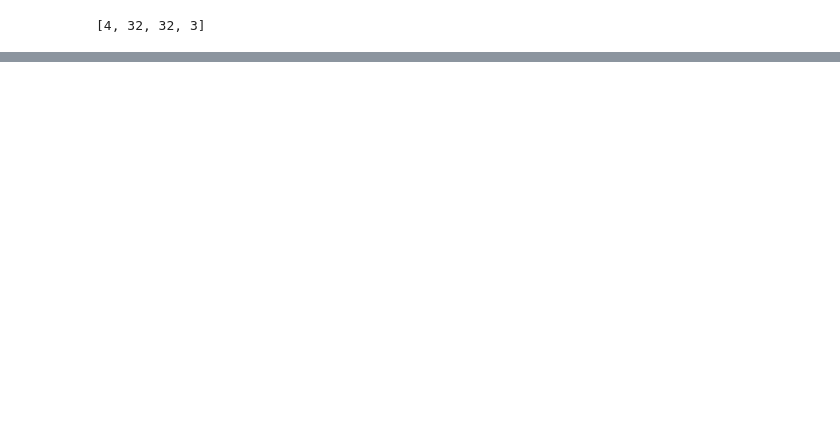
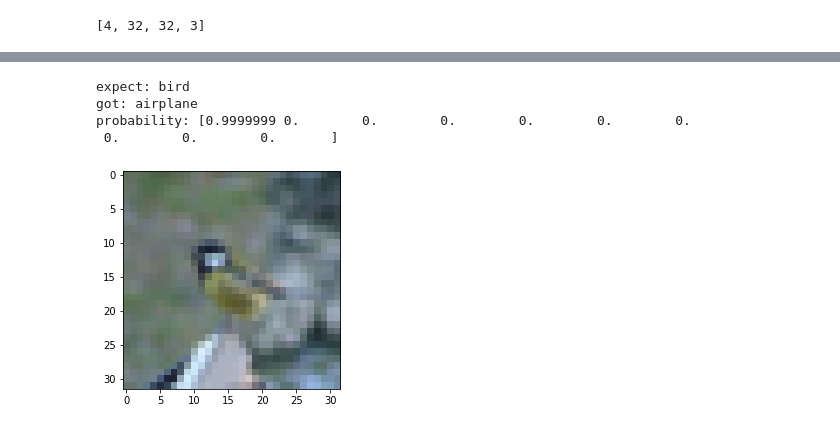
Before and after one commit to mingkaic/rocnnet, a Jupyter notebook: vis.ipynb, the cells around one changed output, grey strips where cells are left out. Saved outputs shown, nothing was run; the diff lists cells and outputs as text; code cells hidden in the pictures; blank space fills up the shorter version.

```diff
--- a/vis.ipynb
+++ b/vis.ipynb
@@ -39,8 +27,7 @@ Use `tf.compat.v1.data.get_output_shapes(dataset)`.
 # %%
 sess = tc.Session()
 
-raw_inshape = [dim.value for dim in ds.output_shapes['image']]
-raw_inshape[0] = nbatch
+raw_inshape = [nbatch] + list(ds.output_shapes['image'][1:])
 train_outshape = [nbatch, 10]
 print(raw_inshape)
 
@@ -75,5 +62,5 @@ model = tc.layer.link([ # minimum input shape of [1, 32, 32, 3]
         weight_init=tc.norm_xavier_init(0.5),
         bias_init=tc.zero_init(),
         dims=[[0, 1], [1, 2], [2, 3]]), # outputs [nbatch, 10]
-    tc.layer.bind(lambda x: tc.softmax(x, 1, 1))
+    tc.layer.bind(lambda x: tc.softmax(x, 0, 1))
 ], train_input)
@@ -134,0 +160,26 @@ plt.plot(list(range(len(terr))), terr)
+# %%
+raw_inshape[0] = 1
+testin = tc.EVariable(raw_inshape, label="testin")
+testout = model.connect(testin)
+testidx = tc.argmax(testout)
+
+tds = tfds.load('cifar10',
+                split=tfds.Split.TEST, batch_size=1, shuffle_files=True)
+image = next(tfds.as_numpy(tds))
+names = ['airplane', 'automobile', 'bird', 'cat', 'deer', 'dog', 'frog', 'horse', 'ship', 'truck',]
+testin.assign(image['image'].astype(np.float))
+test_sess = tc.Session()
+test_sess.track([testidx])
+test_sess.update_target([testidx])
+print('expect: {}'.format(names[image['label'][0]]))
+print('got: {}'.format(names[int(testidx.get())]))
+print('probability: {}'.format(testout.get()))
+
+plt.imshow(image['image'].reshape(*raw_inshape[1:]))
+plt.show()
+# %% [output]
+expect: bird
+got: airplane
+probability: [0.9999999 0.        0.        0.        0.        0.        0.
+ 0.        0.        0.       ]
+[figure, added]
```
Also changed, not shown: parts of 8 cells of this notebook, 2 other files.
